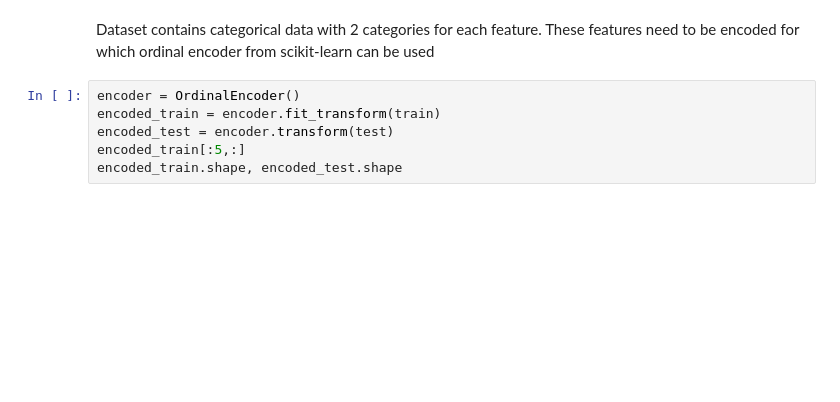
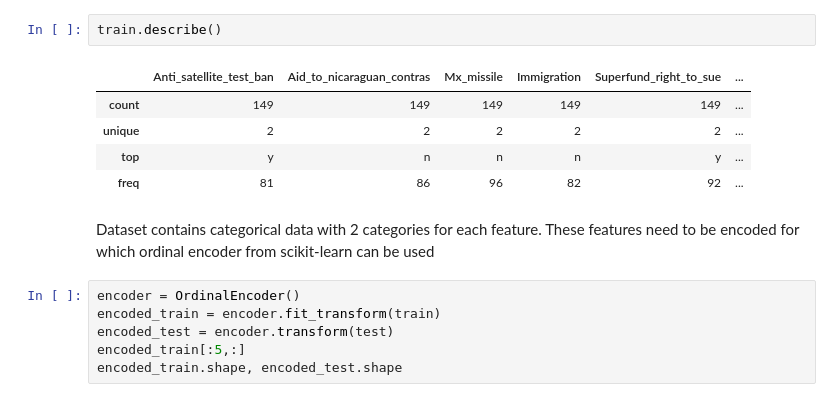
Before and after one commit to kshitij-ingale/ML_algorithms, a Jupyter notebook: Decision_trees/Decision_Tree_sklearn.ipynb, the cells around one changed output. Cells and saved outputs as stored; diff of their text form; blank space fills up the shorter version.

```diff
--- a/Decision_trees/Decision_Tree_sklearn.ipynb
+++ b/Decision_trees/Decision_Tree_sklearn.ipynb
@@ -27,3 +28,11 @@ train.head()
+# %%
+train.describe()
+# %% [output]
+|  | Anti_satellite_test_ban | Aid_to_nicaraguan_contras | Mx_missile | Immigration | Superfund_right_to_sue | ... |
+| count | 149 | 149 | 149 | 149 | 149 | ... |
+| unique | 2 | 2 | 2 | 2 | 2 | ... |
+| top | y | n | n | n | y | ... |
+| freq | 81 | 86 | 96 | 82 | 92 | ... |
 # %% [markdown]
 Dataset contains categorical data with 2 categories for each feature. These features need to be encoded for which ordinal encoder from scikit-learn can be used
 # %%
```
Also changed, not shown: parts of 19 cells of this notebook, 6 other files.
